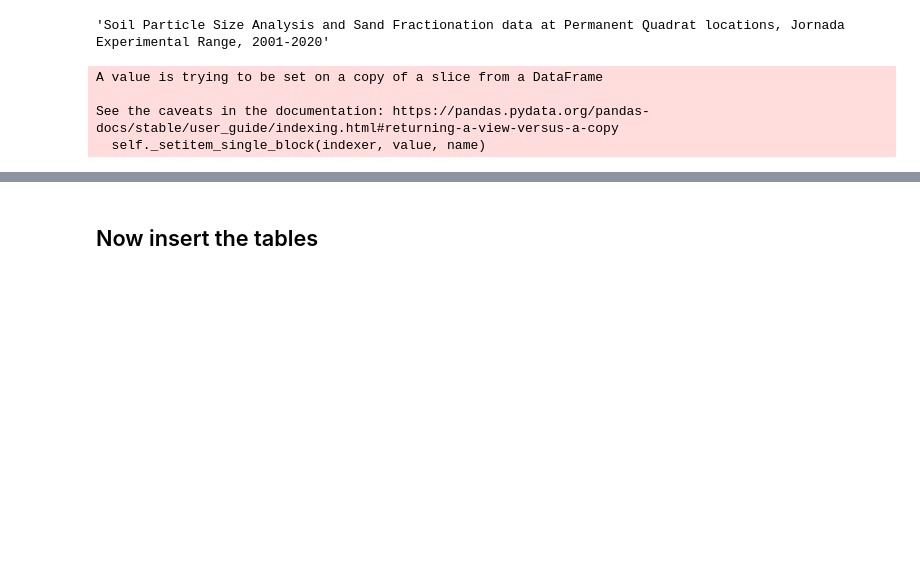
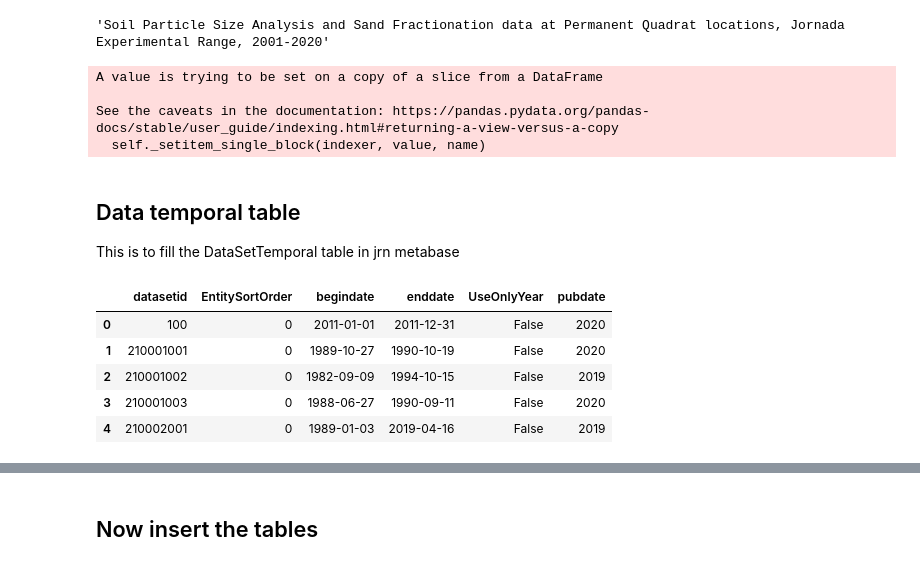
Before and after one commit to jornada-im/jrn-db-utils, a Jupyter notebook: jupyter/datasets_edi2mb.ipynb, the cells around one changed output, grey strips where cells are left out. Drawn from its saved outputs; the diff is of its cells as text; code cells hidden in the pictures; blank space fills up the shorter version.

```diff
--- a/jupyter/datasets_edi2mb.ipynb
+++ b/jupyter/datasets_edi2mb.ipynb
@@ -166,3 +166,20 @@ A value is trying to be set on a copy of a slice from a DataFrame
 
 See the caveats in the documentation: https://pandas.pydata.org/pandas-docs/stable/user_guide/indexing.html#returning-a-view-versus-a-copy
   self._setitem_single_block(indexer, value, name)
+# %% [markdown]
+## Data temporal table
+
+This is to fill the DataSetTemporal table in jrn metabase
+# %%
+# Rearrange columns
+df['EntitySortOrder'] = 0
+df['UseOnlyYear'] = False
+ds_temp = df.loc[nonmet,['datasetid','EntitySortOrder','begindate','enddate','UseOnlyYear','pubdate']]
+ds_temp.head()
+# %% [output]
+|  | datasetid | EntitySortOrder | begindate | enddate | UseOnlyYear | pubdate |
+| 0 | 100 | 0 | 2011-01-01 | 2011-12-31 | False | 2020 |
+| 1 | 210001001 | 0 | 1989-10-27 | 1990-10-19 | False | 2020 |
+| 2 | 210001002 | 0 | 1982-09-09 | 1994-10-15 | False | 2019 |
+| 3 | 210001003 | 0 | 1988-06-27 | 1990-09-11 | False | 2020 |
+| 4 | 210002001 | 0 | 1989-01-03 | 2019-04-16 | False | 2019 |
```
Also changed, not shown: parts of 9 cells of this notebook, 1 other file.
